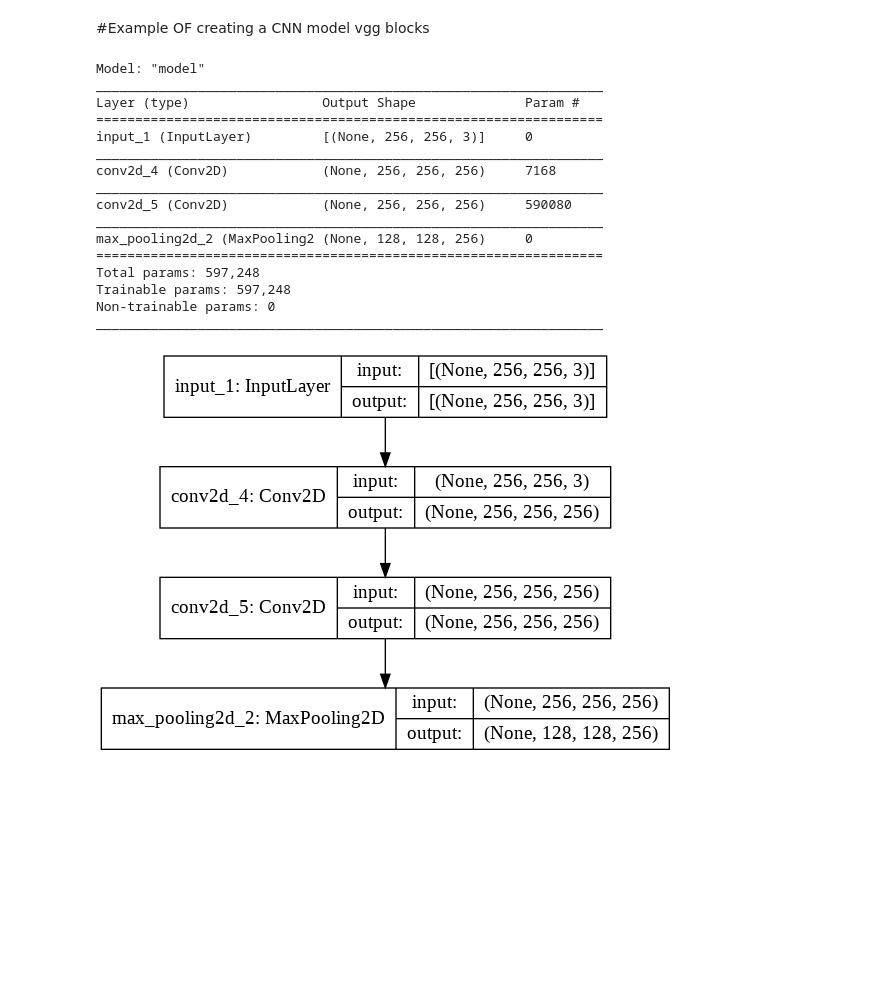
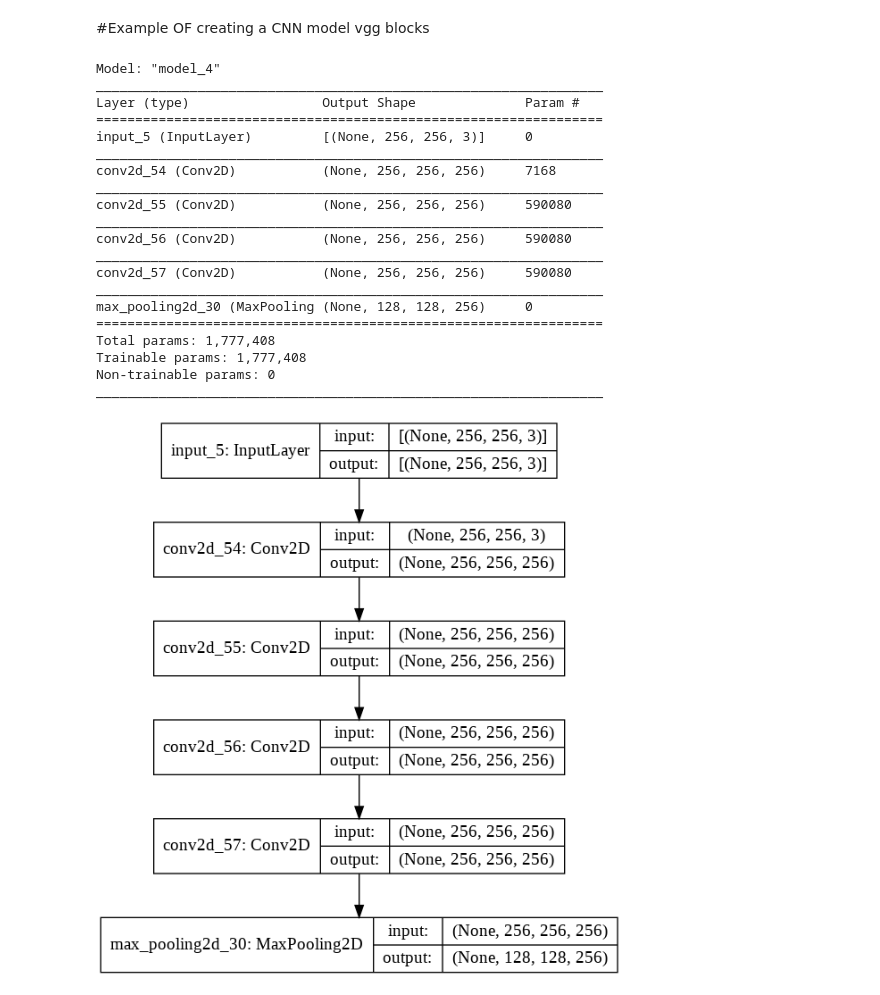
Before and after one commit to lotaa/VGG-Paper, a Jupyter notebook: VGG.ipynb, the cells around one changed output. Saved outputs shown, nothing was run; the diff lists cells and outputs as text; code cells hidden in the pictures; blank space fills up the shorter version.

```diff
--- a/VGG.ipynb
+++ b/VGG.ipynb
@@ -3,6 +3,7 @@
 # %% [markdown]
 #Example OF creating a CNN model vgg blocks
 # %%
+import keras
 from keras.models import Model
 from keras.layers import Input
 from keras.layers import Conv2D
@@ -15,43 +16,47 @@ def vgg_block(layer_in, n_filter, n_conv):
   for _ in range(n_conv):
     layer_in = Conv2D(n_filter, (3,3), padding ='same' ,activation ='relu')(layer_in)
   # add Maxpooling layer
-  layer_in = MaxPooling2D((2,2,), strides= (2,2))(layer_in)
+  layer_in = MaxPooling2D((2,2), strides= (2,2))(layer_in)
   return layer_in
 
 #define a model input
 visible = Input(shape=(256,256,3))
 
 #add vgg model
 layer = vgg_block(visible,64,2)
 
 #add vgg model
 layer = vgg_block(visible,128,2)
 
 #add vgg model
-layer = vgg_block(visible,256,2)
+layer = vgg_block(visible,256,4)
 
 model = Model(inputs= visible, outputs=layer)
 
 #summarize model
 model.summary()
 
 #plot model architecture
 plot_model (model, show_shapes= True, to_file ='multiple_vgg_blocks.png')
 # %% [output]
-Model: "model"
+Model: "model_4"
 _________________________________________________________________
 Layer (type)                 Output Shape              Param #
 =================================================================
-input_1 (InputLayer)         [(None, 256, 256, 3)]     0
+input_5 (InputLayer)         [(None, 256, 256, 3)]     0
 _________________________________________________________________
-conv2d_4 (Conv2D)            (None, 256, 256, 256)     7168
+conv2d_54 (Conv2D)           (None, 256, 256, 256)     7168
 _________________________________________________________________
-conv2d_5 (Conv2D)            (None, 256, 256, 256)     590080
+conv2d_55 (Conv2D)           (None, 256, 256, 256)     590080
 _________________________________________________________________
-max_pooling2d_2 (MaxPooling2 (None, 128, 128, 256)     0
+conv2d_56 (Conv2D)           (None, 256, 256, 256)     590080
+_________________________________________________________________
+conv2d_57 (Conv2D)           (None, 256, 256, 256)     590080
+_________________________________________________________________
+max_pooling2d_30 (MaxPooling (None, 128, 128, 256)     0
 =================================================================
-Total params: 597,248
-Trainable params: 597,248
+Total params: 1,777,408
+Trainable params: 1,777,408
 Non-trainable params: 0
 _________________________________________________________________
-[figure, old version]
+[figure, new version]
```
Also changed, not shown: parts of 9 cells of this notebook.
